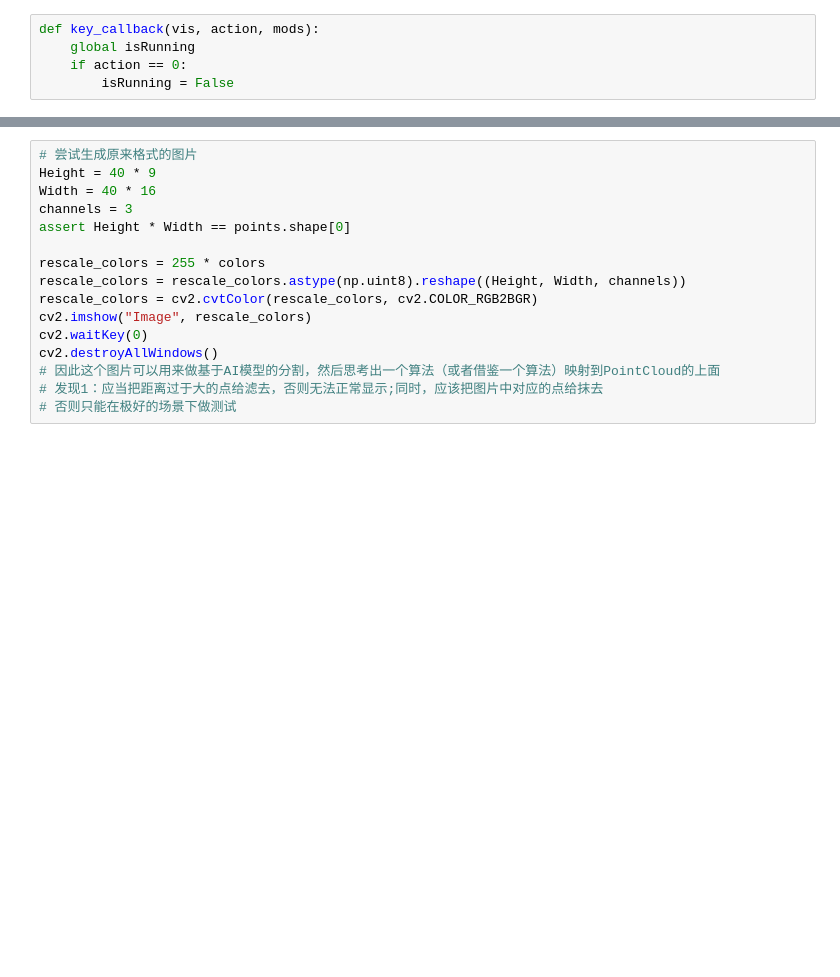
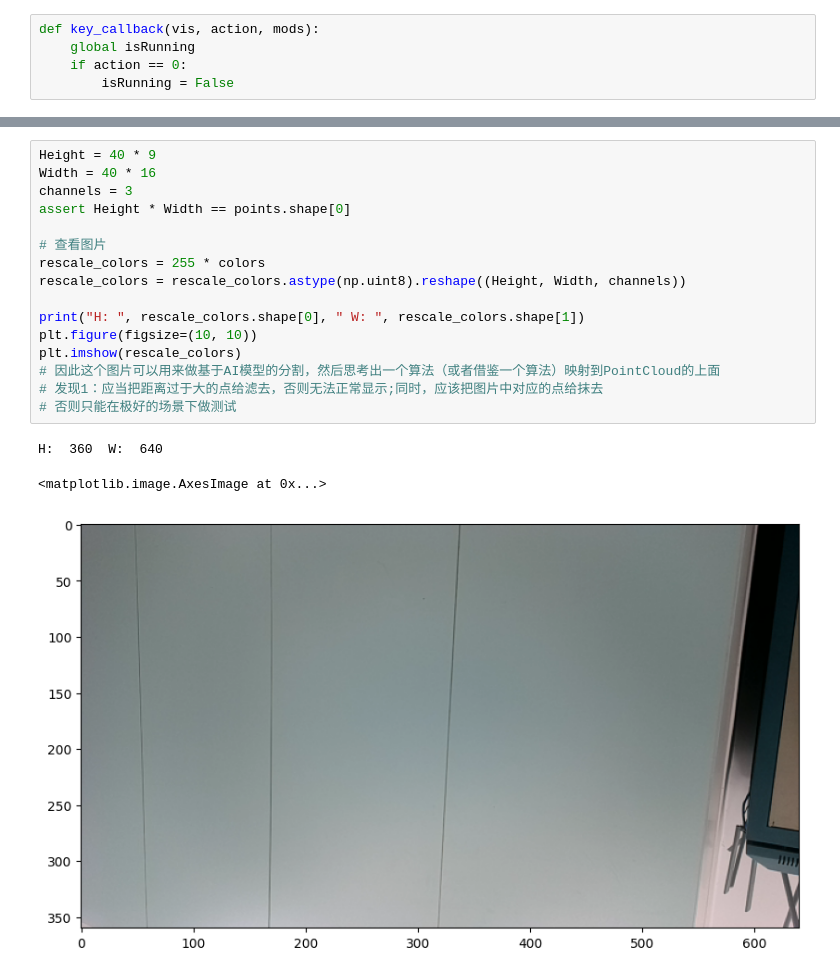
Before and after one commit to SeldonHarry/iotg3, a Jupyter notebook: exp/open3d.ipynb, the cells around one changed output, grey strips where cells are left out. Saved outputs shown, nothing was run; the diff lists cells and outputs as text; blank space fills up the shorter version.

```diff
--- a/exp/open3d.ipynb
+++ b/exp/open3d.ipynb
@@ -55,16 +65,20 @@ array([0.85490196, 0.89411765, 0.9254902 ])
 # %%
-# 尝试生成原来格式的图片
 Height = 40 * 9
 Width = 40 * 16
 channels = 3
 assert Height * Width == points.shape[0]
 
+# 查看图片
 rescale_colors = 255 * colors
 rescale_colors = rescale_colors.astype(np.uint8).reshape((Height, Width, channels))
-rescale_colors = cv2.cvtColor(rescale_colors, cv2.COLOR_RGB2BGR)
-cv2.imshow("Image", rescale_colors)
-cv2.waitKey(0)
-cv2.destroyAllWindows()
+
+print("H: ", rescale_colors.shape[0], " W: ", rescale_colors.shape[1])
+plt.figure(figsize=(10, 10))
+plt.imshow(rescale_colors)
 # 因此这个图片可以用来做基于AI模型的分割，然后思考出一个算法（或者借鉴一个算法）映射到PointCloud的上面
 # 发现1：应当把距离过于大的点给滤去，否则无法正常显示;同时，应该把图片中对应的点给抹去
 # 否则只能在极好的场景下做测试
+# %% [output]
+H:  360  W:  640
+<matplotlib.image.AxesImage at 0x...>
+[figure, added]
```
Also changed, not shown: parts of 11 cells of this notebook, 18 other files.
